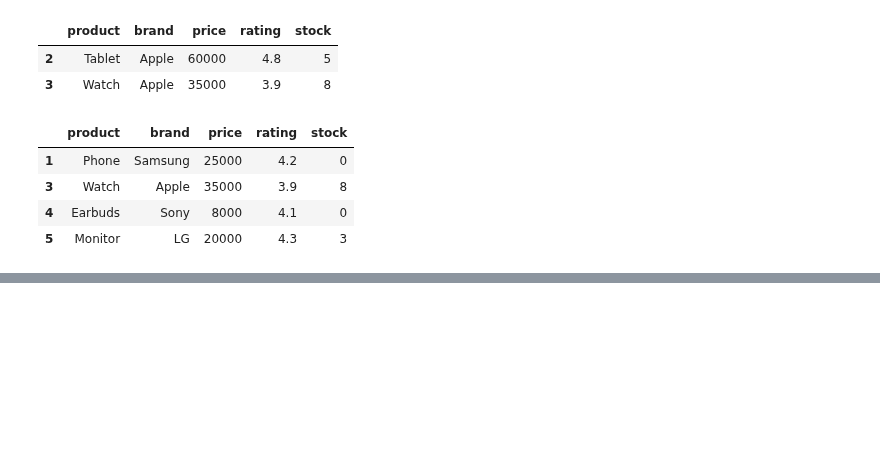
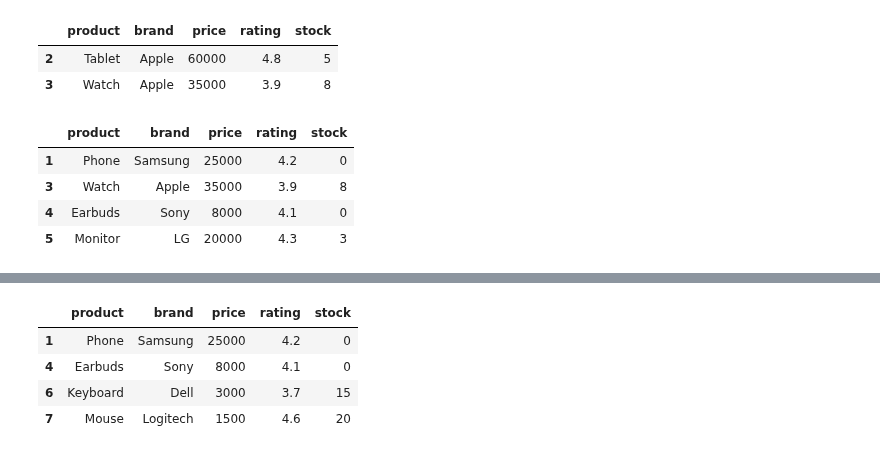
Before and after one commit to sayali-devkar/data_analysis_learning, a Jupyter notebook: pandas/practice/filtering_practice.ipynb, the cells around one changed output, grey strips where cells are left out. Cells and saved outputs as stored; diff of their text form; code cells hidden in the pictures; blank space fills up the shorter version.

```diff
--- a/pandas/practice/filtering_practice.ipynb
+++ b/pandas/practice/filtering_practice.ipynb
@@ -165,0 +181,9 @@ df[(df["brand"] != "Dell") & (df["price"].between(5000 , 40000))]
+# %%
+#2
+df[((df["brand"] != "Apple") & (df["brand"] != "LG")) & (df["price"] < 30000)]
+# %% [output]
+|  | product | brand | price | rating | stock |
+| 1 | Phone | Samsung | 25000 | 4.2 | 0 |
+| 4 | Earbuds | Sony | 8000 | 4.1 | 0 |
+| 6 | Keyboard | Dell | 3000 | 3.7 | 15 |
+| 7 | Mouse | Logitech | 1500 | 4.6 | 20 |
```
Also changed, not shown: parts of 9 cells of this notebook.
